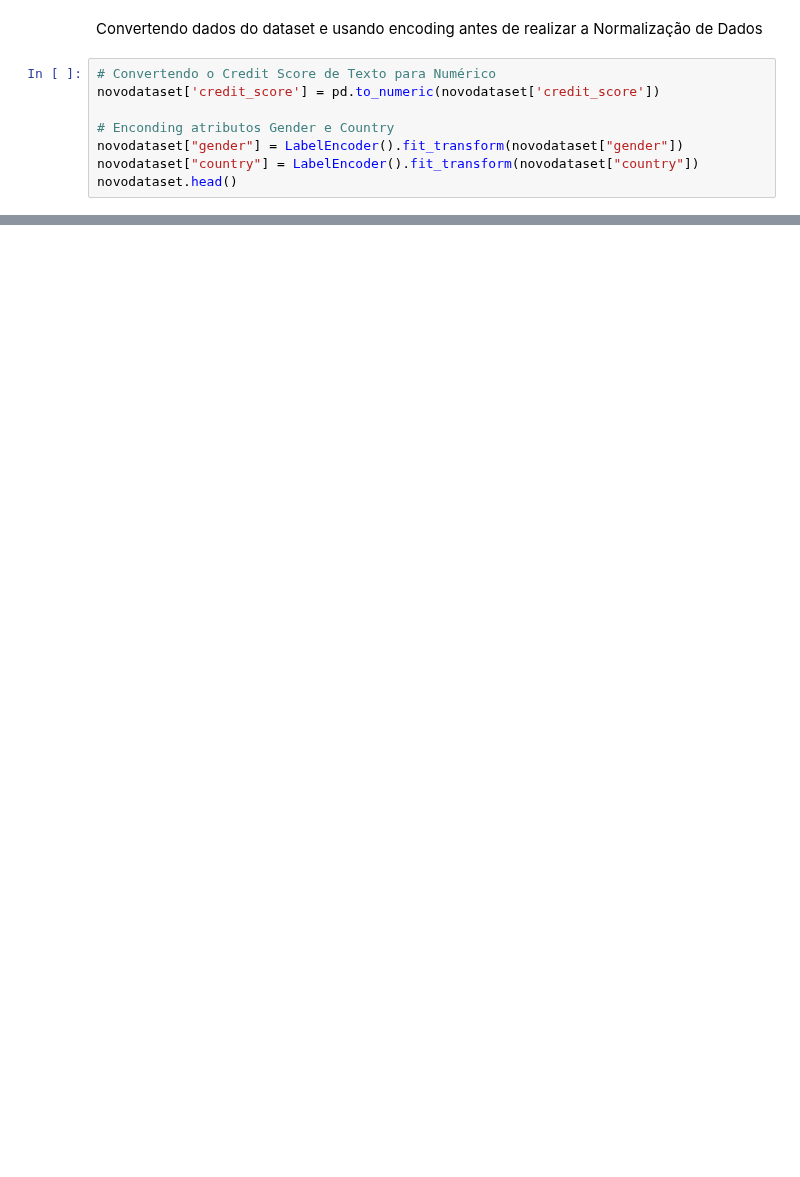
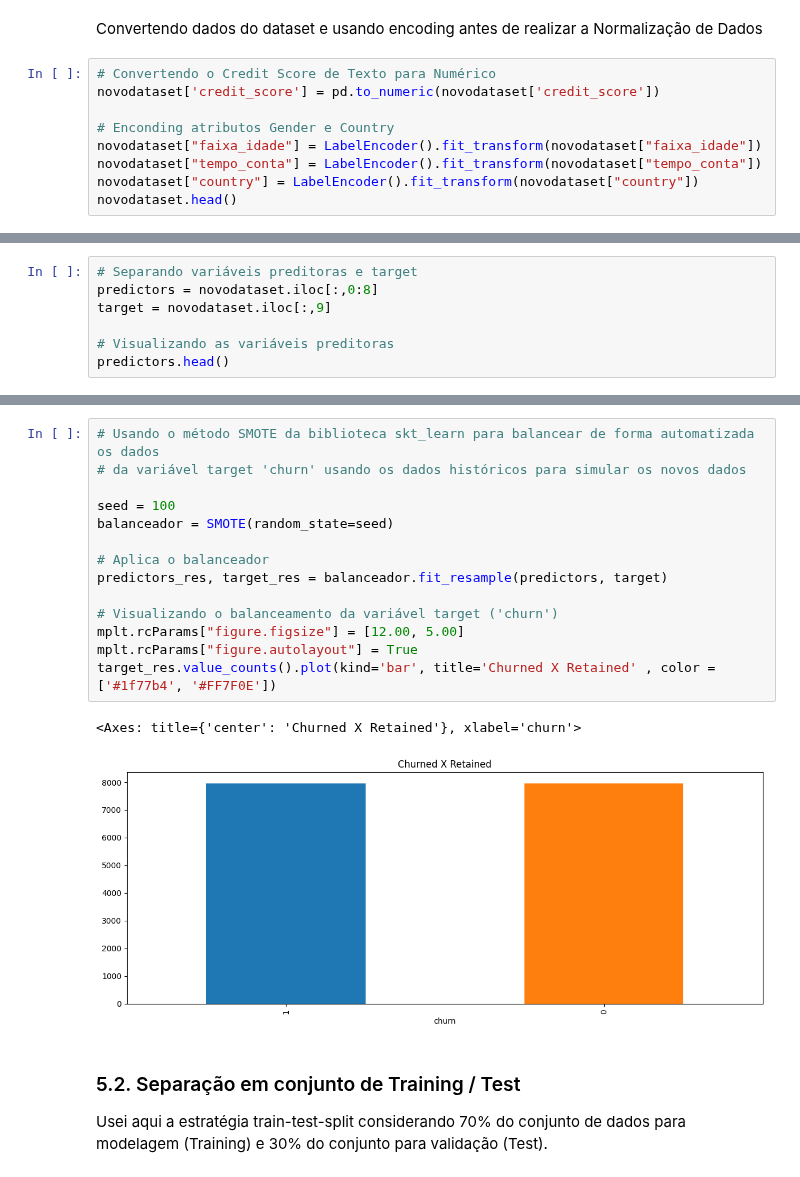
Before and after one commit to zulatopaula/MVP_CD_BankChurn, a Jupyter notebook: PZ_MVP_CD_BankChurn_ML.ipynb, the cells around one changed output, grey strips where cells are left out. Saved outputs shown, nothing was run; the diff lists cells and outputs as text; blank space fills up the shorter version.

```diff
--- a/PZ_MVP_CD_BankChurn_ML.ipynb
+++ b/PZ_MVP_CD_BankChurn_ML.ipynb
@@ -460,6 +445,7 @@ Convertendo dados do dataset e usando encoding antes de realizar a Normalizaçã
 novodataset['credit_score'] = pd.to_numeric(novodataset['credit_score'])
 
 # Enconding atributos Gender e Country
-novodataset["gender"] = LabelEncoder().fit_transform(novodataset["gender"])
+novodataset["faixa_idade"] = LabelEncoder().fit_transform(novodataset["faixa_idade"])
+novodataset["tempo_conta"] = LabelEncoder().fit_transform(novodataset["tempo_conta"])
 novodataset["country"] = LabelEncoder().fit_transform(novodataset["country"])
 novodataset.head()
@@ -465,0 +470,7 @@ novodataset.head()
+# %%
+# Separando variáveis preditoras e target
+predictors = novodataset.iloc[:,0:8]
+target = novodataset.iloc[:,9]
+
+# Visualizando as variáveis preditoras
+predictors.head()
@@ -465,0 +494,21 @@ novodataset.head()
+# %%
+# Usando o método SMOTE da biblioteca skt_learn para balancear de forma automatizada os dados
+# da variável target 'churn' usando os dados históricos para simular os novos dados
+
+seed = 100
+balanceador = SMOTE(random_state=seed)
+
+# Aplica o balanceador
+predictors_res, target_res = balanceador.fit_resample(predictors, target)
+
+# Visualizando o balanceamento da variável target ('churn')
+mplt.rcParams["figure.figsize"] = [12.00, 5.00]
+mplt.rcParams["figure.autolayout"] = True
+target_res.value_counts().plot(kind='bar', title='Churned X Retained' , color = ['#1f77b4', '#FF7F0E'])
+# %% [output]
+<Axes: title={'center': 'Churned X Retained'}, xlabel='churn'>
+[figure, added]
+# %% [markdown]
+### 5.2. Separação em conjunto de Training / Test
+
+Usei aqui a estratégia train-test-split considerando 70% do conjunto de dados para modelagem (Training) e 30% do conjunto para validação (Test).
```
Also changed, not shown: parts of 19 cells of this notebook.
